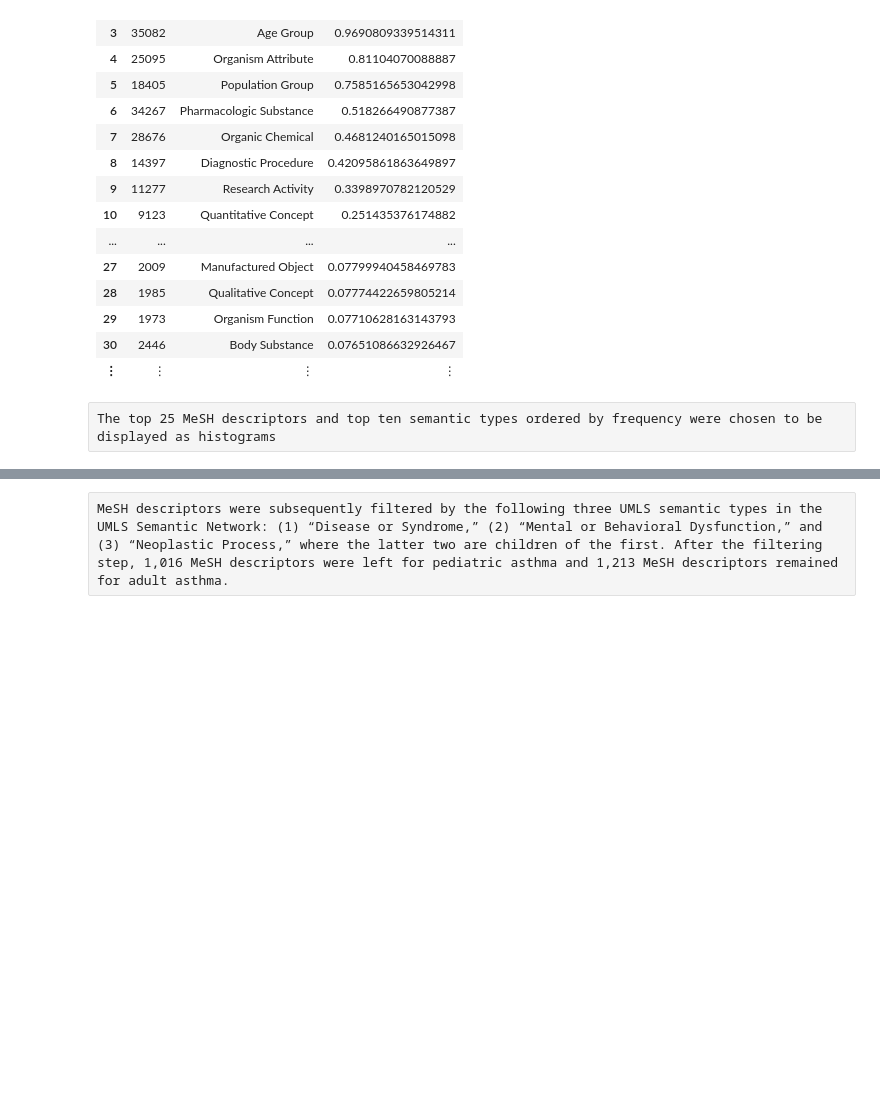
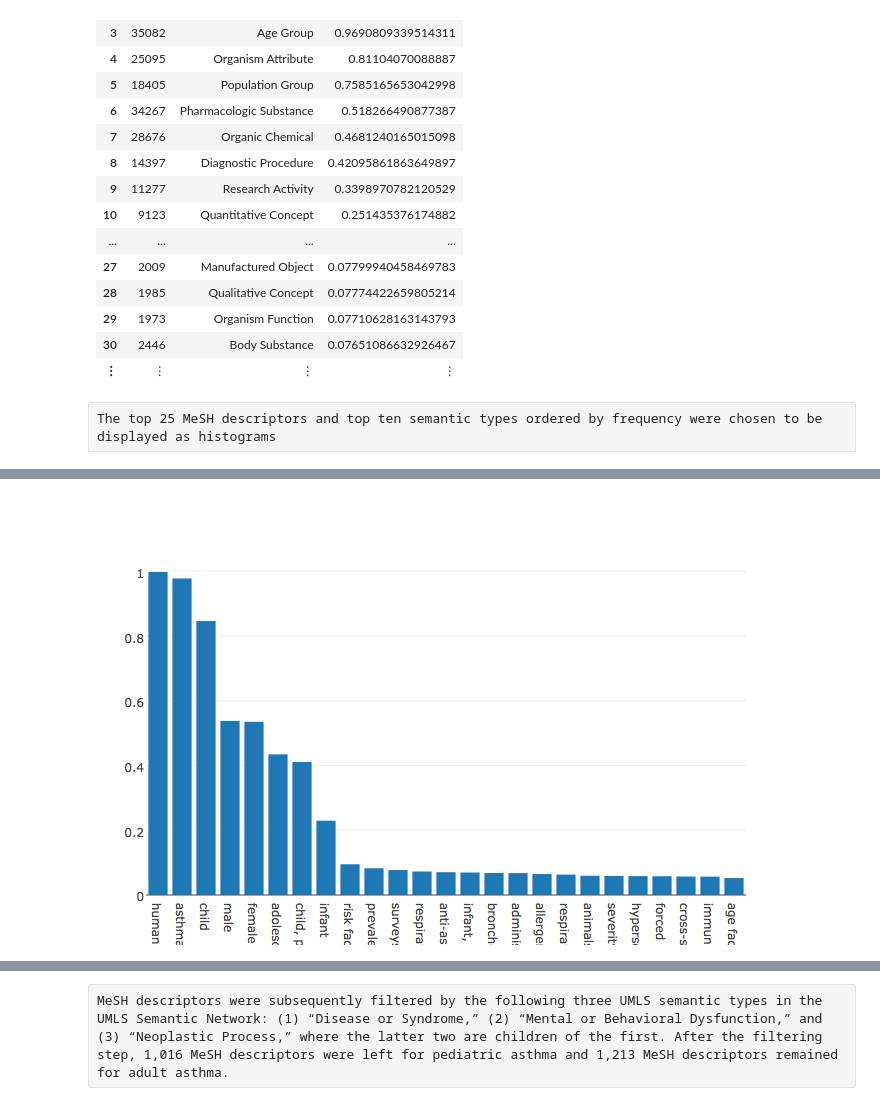
Before and after one commit to jasonk33/PubMedAsthma, a Jupyter notebook: JupyterNotebook.ipynb, the cells around one changed output, grey strips where cells are left out. Drawn from its saved outputs; the diff is of its cells as text; code cells hidden in the pictures; blank space fills up the shorter version.

```diff
--- a/JupyterNotebook.ipynb
+++ b/JupyterNotebook.ipynb
@@ -159,0 +138,4 @@ plot(bar(x=semantics_adult[1:10,:semantic_type], y=semantics_adult[1:10,:freq]))
+# %%
+load("./Desktop/Code/PubMedAsthma/Plots/Top25MeshPed.png")
+# %% [output]
+[figure, added]
```
Also changed, not shown: parts of 9 cells of this notebook, 5 other files.
